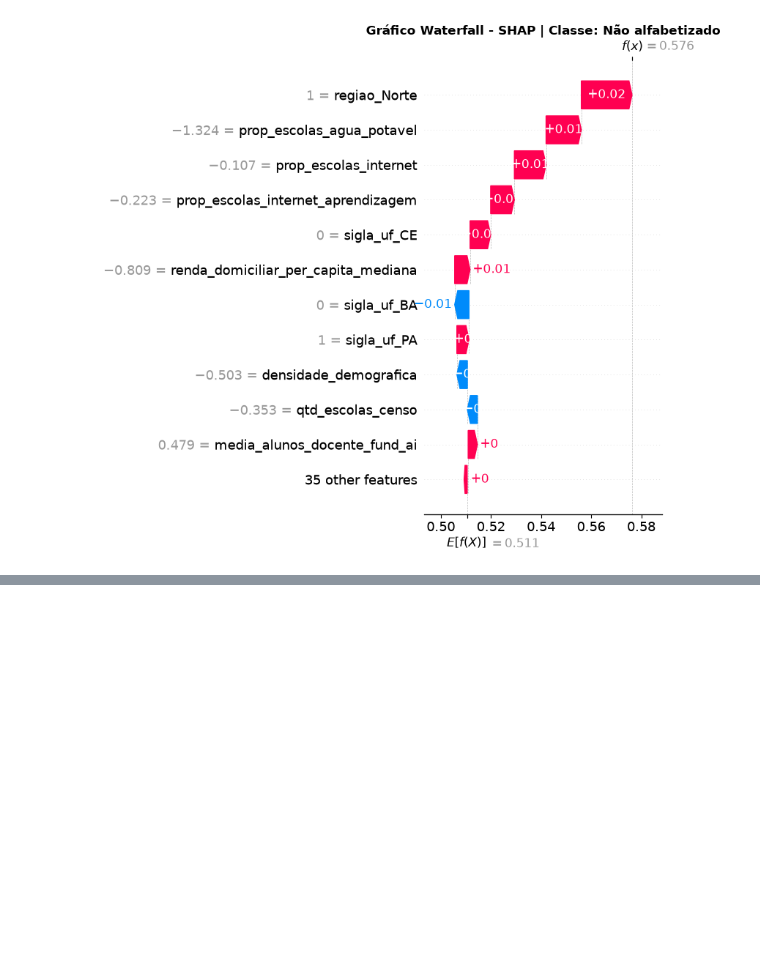
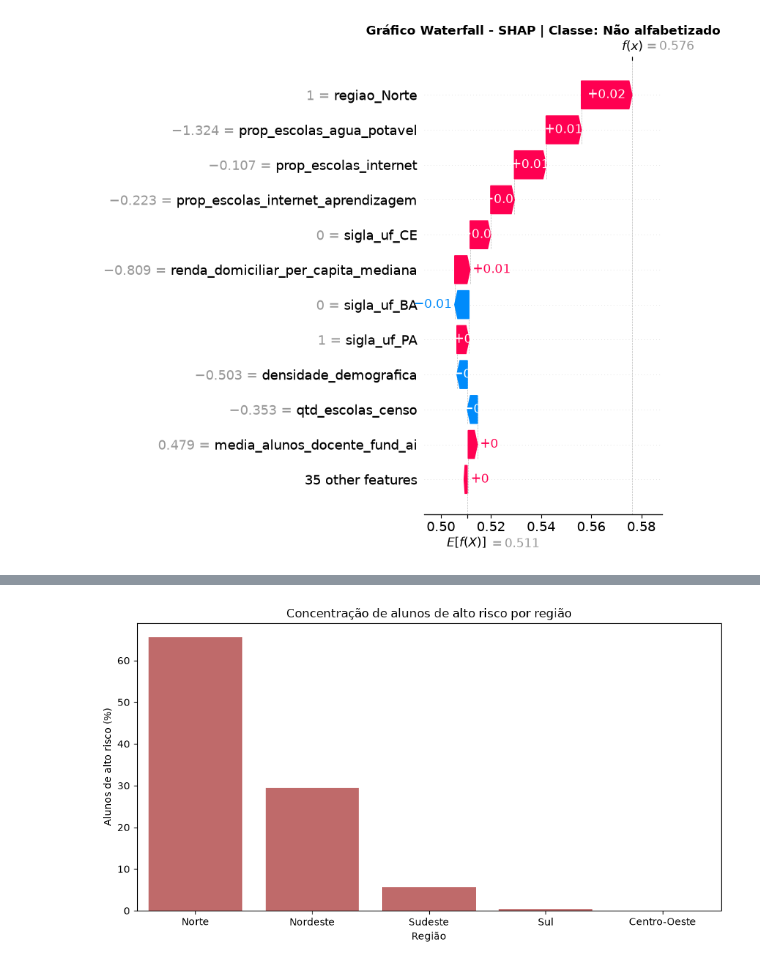
Before and after one commit to RenanTrevelim/tech-challenge-fase3-literacy-ml, a Jupyter notebook: notebooks/03_modelos_machine_learning.ipynb, the cells around one changed output, grey strips where cells are left out. Saved outputs shown, nothing was run; the diff lists cells and outputs as text; code cells hidden in the pictures; blank space fills up the shorter version.

```diff
--- a/notebooks/03_modelos_machine_learning.ipynb
+++ b/notebooks/03_modelos_machine_learning.ipynb
@@ -1160,0 +1490,21 @@ plt.show()
+# %%
+plt.figure(figsize=(9, 5))
+
+sns.barplot(
+    data=risco_regiao,
+    x="regiao",
+    y="pct_alto_risco",
+    color="indianred"
+)
+
+plt.title(
+    "Concentração de alunos de alto risco por região"
+)
+
+plt.xlabel("Região")
+plt.ylabel("Alunos de alto risco (%)")
+
+plt.tight_layout()
+plt.show()
+# %% [output]
+[figure, added]
```
Also changed, not shown: parts of 32 cells of this notebook, 3 other files.
